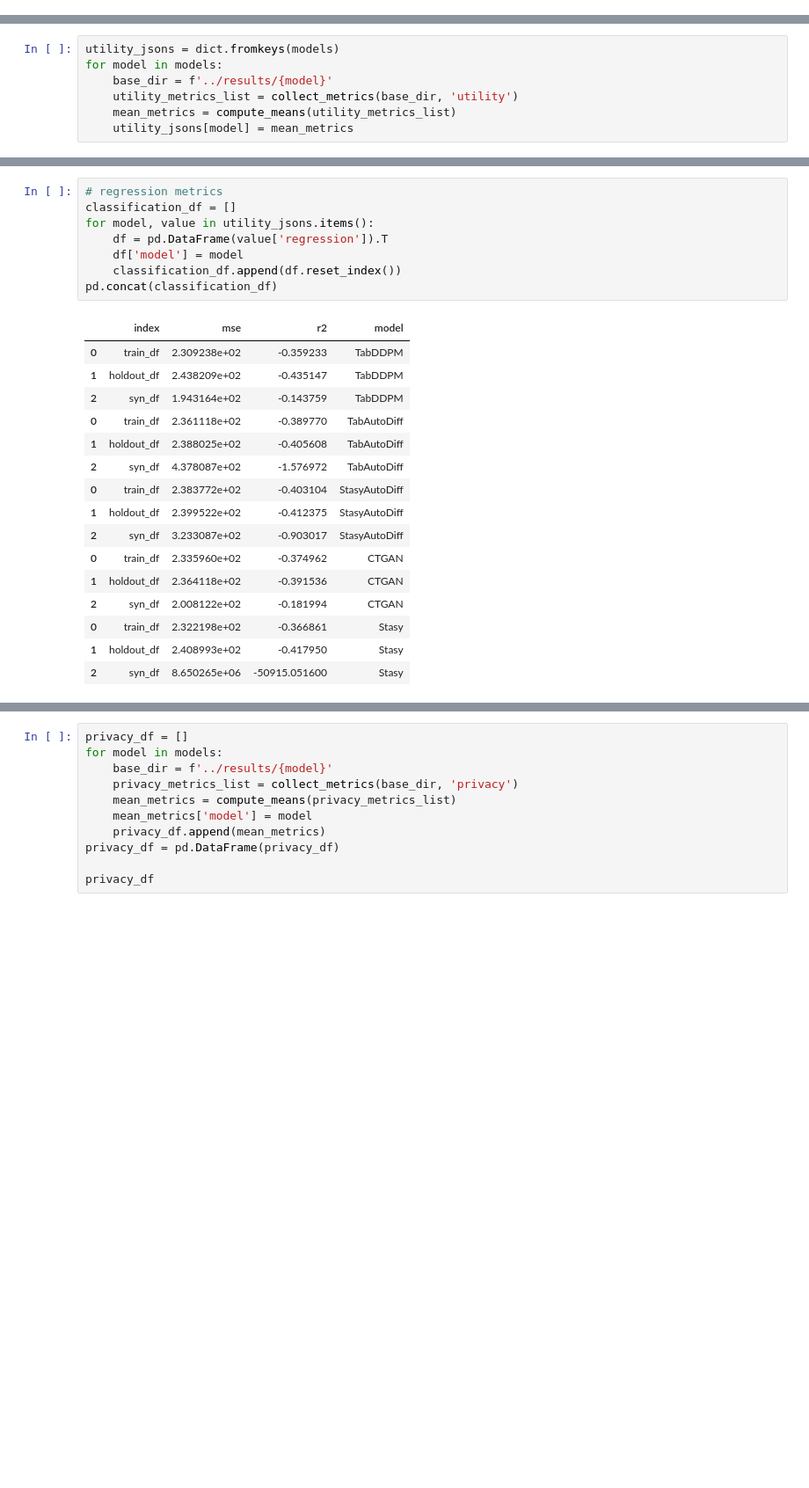
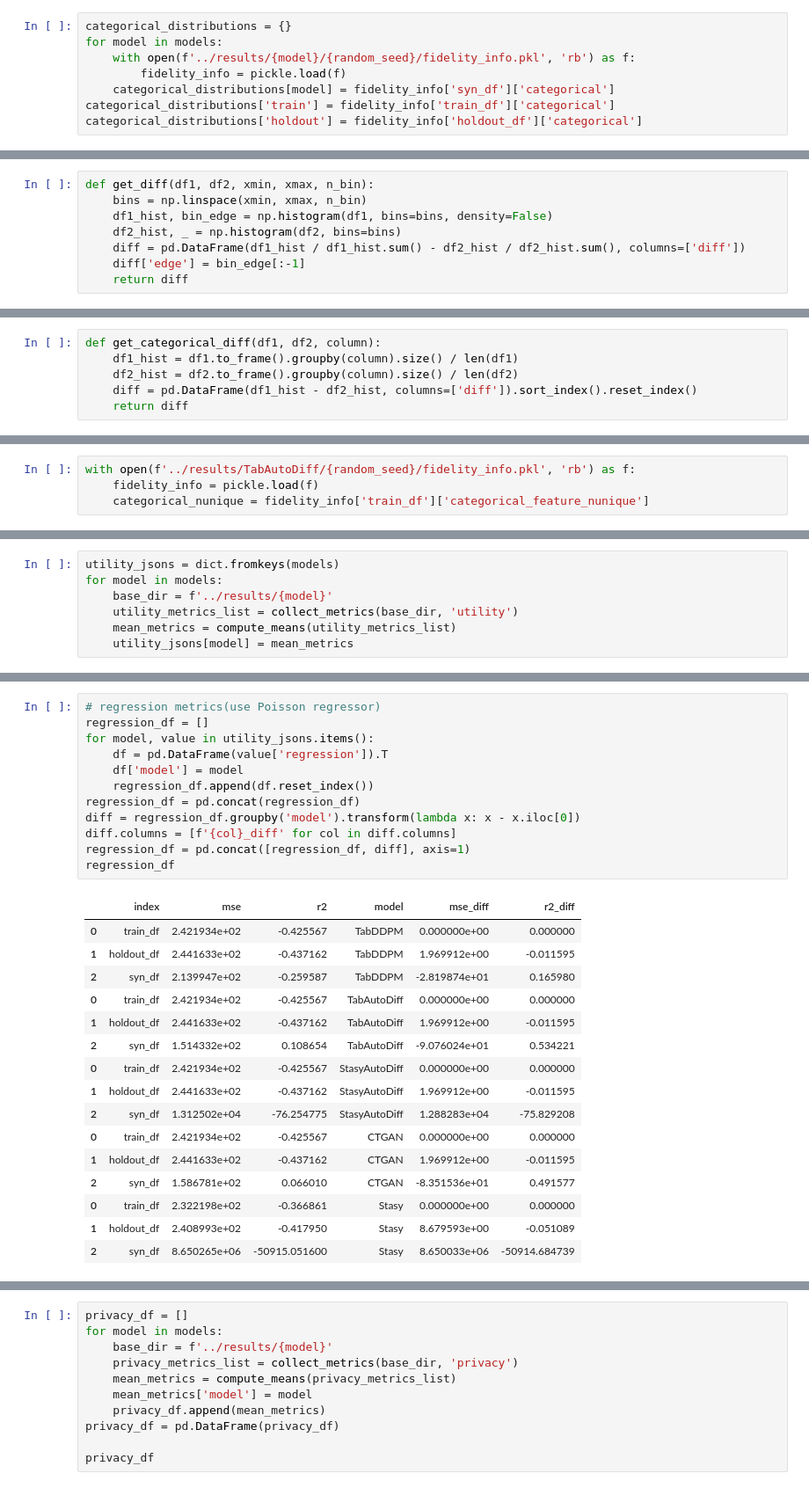
Before and after one commit to YuXia-SR/syncomp, a Jupyter notebook: notebooks/result_analysis.ipynb, the cells around one changed output, grey strips where cells are left out. Shown at 88% size. Drawn from its saved outputs; the diff is of its cells as text; blank space fills up the shorter version.

```diff
--- a/notebooks/result_analysis.ipynb
+++ b/notebooks/result_analysis.ipynb
@@ -107,0 +160,8 @@ dtype: float64
+# %%
+categorical_distributions = {}
+for model in models:
+    with open(f'../results/{model}/{random_seed}/fidelity_info.pkl', 'rb') as f:
+        fidelity_info = pickle.load(f)
+    categorical_distributions[model] = fidelity_info['syn_df']['categorical']
+categorical_distributions['train'] = fidelity_info['train_df']['categorical']
+categorical_distributions['holdout'] = fidelity_info['holdout_df']['categorical']
@@ -107,0 +200,8 @@ dtype: float64
+# %%
+def get_diff(df1, df2, xmin, xmax, n_bin):
+    bins = np.linspace(xmin, xmax, n_bin)
+    df1_hist, bin_edge = np.histogram(df1, bins=bins, density=False)
+    df2_hist, _ = np.histogram(df2, bins=bins)
+    diff = pd.DataFrame(df1_hist / df1_hist.sum() - df2_hist / df2_hist.sum(), columns=['diff'])
+    diff['edge'] = bin_edge[:-1]
+    return diff
@@ -107,0 +277,6 @@ dtype: float64
+# %%
+def get_categorical_diff(df1, df2, column):
+    df1_hist = df1.to_frame().groupby(column).size() / len(df1)
+    df2_hist = df2.to_frame().groupby(column).size() / len(df2)
+    diff = pd.DataFrame(df1_hist - df2_hist, columns=['diff']).sort_index().reset_index()
+    return diff
@@ -107,0 +320,4 @@ dtype: float64
+# %%
+with open(f'../results/TabAutoDiff/{random_seed}/fidelity_info.pkl', 'rb') as f:
+    fidelity_info = pickle.load(f)
+    categorical_nunique = fidelity_info['train_df']['categorical_feature_nunique']
@@ -140,27 +419,31 @@ pd.concat(classification_df)
 # %%
-# regression metrics
-classification_df = []
+# regression metrics(use Poisson regressor)
+regression_df = []
 for model, value in utility_jsons.items():
     df = pd.DataFrame(value['regression']).T
     df['model'] = model
-    classification_df.append(df.reset_index())
-pd.concat(classification_df)
+    regression_df.append(df.reset_index())
+regression_df = pd.concat(regression_df)
+diff = regression_df.groupby('model').transform(lambda x: x - x.iloc[0])
+diff.columns = [f'{col}_diff' for col in diff.columns]
+regression_df = pd.concat([regression_df, diff], axis=1)
+regression_df
 # %% [output]
-|  | index | mse | r2 | model |
-| 0 | train_df | 2.309238e+02 | -0.359233 | TabDDPM |
-| 1 | holdout_df | 2.438209e+02 | -0.435147 | TabDDPM |
-| 2 | syn_df | 1.943164e+02 | -0.143759 | TabDDPM |
-| 0 | train_df | 2.361118e+02 | -0.389770 | TabAutoDiff |
-| 1 | holdout_df | 2.388025e+02 | -0.405608 | TabAutoDiff |
-| 2 | syn_df | 4.378087e+02 | -1.576972 | TabAutoDiff |
-| 0 | train_df | 2.383772e+02 | -0.403104 | StasyAutoDiff |
-| 1 | holdout_df | 2.399522e+02 | -0.412375 | StasyAutoDiff |
-| 2 | syn_df | 3.233087e+02 | -0.903017 | StasyAutoDiff |
-| 0 | train_df | 2.335960e+02 | -0.374962 | CTGAN |
-| 1 | holdout_df | 2.364118e+02 | -0.391536 | CTGAN |
-| 2 | syn_df | 2.008122e+02 | -0.181994 | CTGAN |
-| 0 | train_df | 2.322198e+02 | -0.366861 | Stasy |
-| 1 | holdout_df | 2.408993e+02 | -0.417950 | Stasy |
-| 2 | syn_df | 8.650265e+06 | -50915.051600 | Stasy |
+|  | index | mse | r2 | model | mse_diff | r2_diff |
+| 0 | train_df | 2.421934e+02 | -0.425567 | TabDDPM | 0.000000e+00 | 0.000000 |
+| 1 | holdout_df | 2.441633e+02 | -0.437162 | TabDDPM | 1.969912e+00 | -0.011595 |
+| 2 | syn_df | 2.139947e+02 | -0.259587 | TabDDPM | -2.819874e+01 | 0.165980 |
+| 0 | train_df | 2.421934e+02 | -0.425567 | TabAutoDiff | 0.000000e+00 | 0.000000 |
+| 1 | holdout_df | 2.441633e+02 | -0.437162 | TabAutoDiff | 1.969912e+00 | -0.011595 |
+| 2 | syn_df | 1.514332e+02 | 0.108654 | TabAutoDiff | -9.076024e+01 | 0.534221 |
+| 0 | train_df | 2.421934e+02 | -0.425567 | StasyAutoDiff | 0.000000e+00 | 0.000000 |
+| 1 | holdout_df | 2.441633e+02 | -0.437162 | StasyAutoDiff | 1.969912e+00 | -0.011595 |
+| 2 | syn_df | 1.312502e+04 | -76.254775 | StasyAutoDiff | 1.288283e+04 | -75.829208 |
+| 0 | train_df | 2.421934e+02 | -0.425567 | CTGAN | 0.000000e+00 | 0.000000 |
+| 1 | holdout_df | 2.441633e+02 | -0.437162 | CTGAN | 1.969912e+00 | -0.011595 |
+| 2 | syn_df | 1.586781e+02 | 0.066010 | CTGAN | -8.351536e+01 | 0.491577 |
+| 0 | train_df | 2.322198e+02 | -0.366861 | Stasy | 0.000000e+00 | 0.000000 |
+| 1 | holdout_df | 2.408993e+02 | -0.417950 | Stasy | 8.679593e+00 | -0.051089 |
+| 2 | syn_df | 8.650265e+06 | -50915.051600 | Stasy | 8.650033e+06 | -50914.684739 |
 # %% [markdown]
 # Privacy
```
Also changed, not shown: parts of 26 cells of this notebook, 4 other files.
